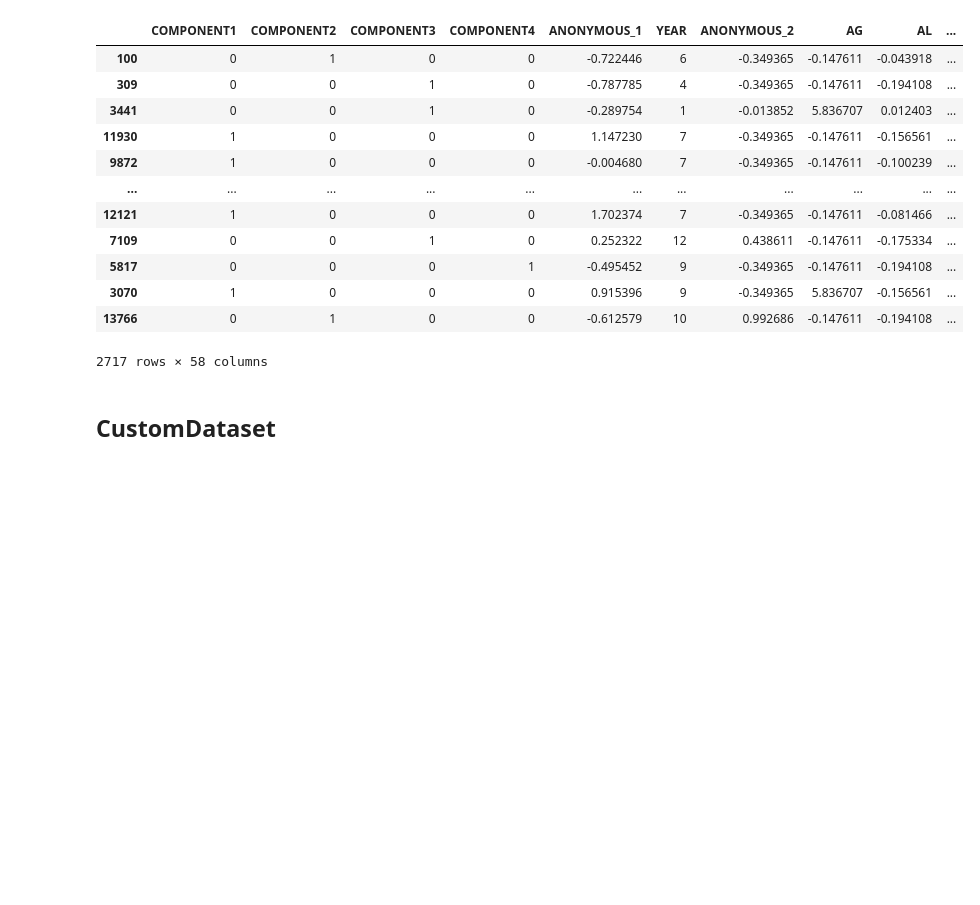
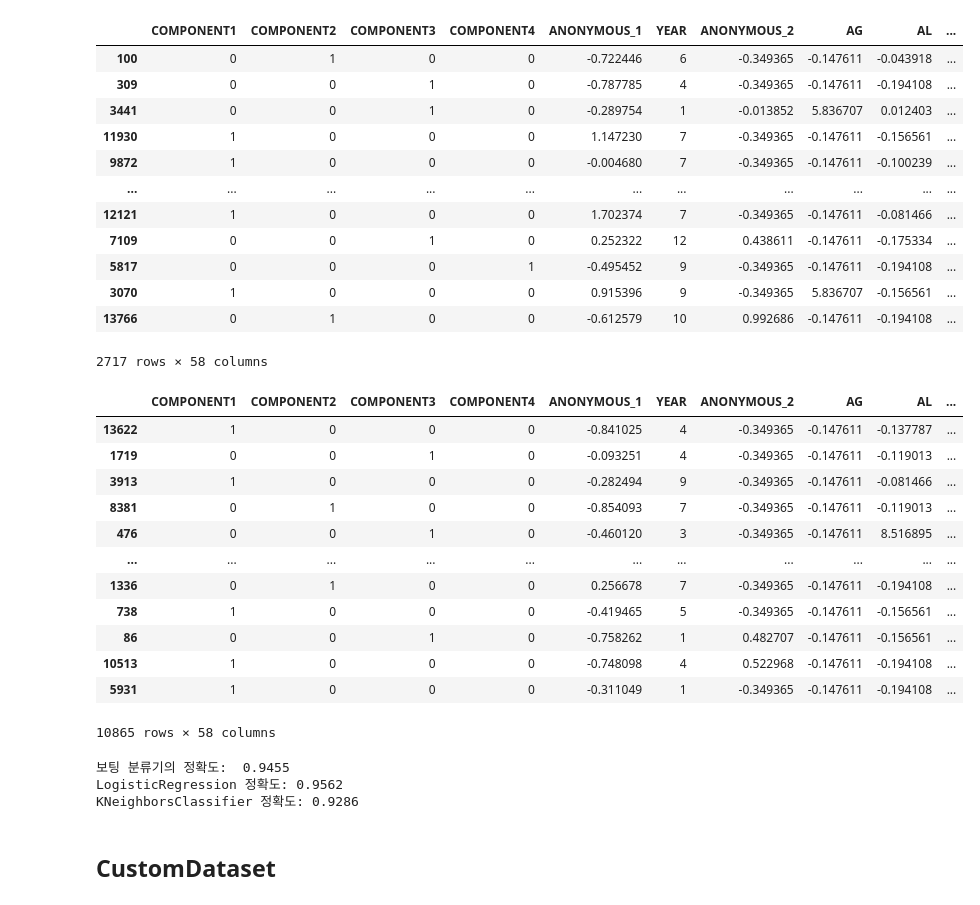
Before and after one commit to ha-seungwon/ML-study, a Jupyter notebook: competition/이라은/[Baseline]_Vanilla_Knowledge_Distillation_ipynb의_사본.ipynb, the cells around one changed output. Cells and saved outputs as stored; diff of their text form; code cells hidden in the pictures; blank space fills up the shorter version.

```diff
--- a/competition/이라은/[Baseline]_Vanilla_Knowledge_Distillation_ipynb의_사본.ipynb
+++ b/competition/이라은/[Baseline]_Vanilla_Knowledge_Distillation_ipynb의_사본.ipynb
@@ -526,6 +539,57 @@ val_X
 | 3070 | 1 | 0 | 0 | 0 | 0.915396 | 9 | -0.349365 | 5.836707 | -0.156561 | ... |
 | 13766 | 0 | 1 | 0 | 0 | -0.612579 | 10 | 0.992686 | -0.147611 | -0.194108 | ... |
 2717 rows × 58 columns
+# %%
+# 필요한 모듈과 데이터 불러오기
+
+from sklearn.ensemble import VotingClassifier
+from sklearn.linear_model import LogisticRegression
+from sklearn.neighbors import KNeighborsClassifier
+from sklearn.model_selection import train_test_split
+from sklearn.metrics import accuracy_score
+
+from warnings import filterwarnings
+filterwarnings('ignore')
+
+train_X
+# %% [output]
+|  | COMPONENT1 | COMPONENT2 | COMPONENT3 | COMPONENT4 | ANONYMOUS_1 | YEAR | ANONYMOUS_2 | AG | AL | ... |
+| 13622 | 1 | 0 | 0 | 0 | -0.841025 | 4 | -0.349365 | -0.147611 | -0.137787 | ... |
+| 1719 | 0 | 0 | 1 | 0 | -0.093251 | 4 | -0.349365 | -0.147611 | -0.119013 | ... |
+| 3913 | 1 | 0 | 0 | 0 | -0.282494 | 9 | -0.349365 | -0.147611 | -0.081466 | ... |
+| 8381 | 0 | 1 | 0 | 0 | -0.854093 | 7 | -0.349365 | -0.147611 | -0.119013 | ... |
+| 476 | 0 | 0 | 1 | 0 | -0.460120 | 3 | -0.349365 | -0.147611 | 8.516895 | ... |
+| ... | ... | ... | ... | ... | ... | ... | ... | ... | ... | ... |
+| 1336 | 0 | 1 | 0 | 0 | 0.256678 | 7 | -0.349365 | -0.147611 | -0.194108 | ... |
+| 738 | 1 | 0 | 0 | 0 | -0.419465 | 5 | -0.349365 | -0.147611 | -0.156561 | ... |
+| 86 | 0 | 0 | 1 | 0 | -0.758262 | 1 | 0.482707 | -0.147611 | -0.156561 | ... |
+| 10513 | 1 | 0 | 0 | 0 | -0.748098 | 4 | 0.522968 | -0.147611 | -0.194108 | ... |
+| 5931 | 1 | 0 | 0 | 0 | -0.311049 | 1 | -0.349365 | -0.147611 | -0.194108 | ... |
+10865 rows × 58 columns
+# %%
+# 보팅 적용을 위한 개별 모델은 로지스틱 회귀와 KNN입니다.
+logistic_regression = LogisticRegression()
+knn = KNeighborsClassifier(n_neighbors=8)
+
+# 개별모델을 소프트보팅 기반의 앙상블 모델로 구현한 분류기
+voting_model = VotingClassifier(estimators=[ ('LogisticRegression', logistic_regression), ('KNN', knn)], voting='soft')
+
+# 보팅 분류기의 학습/예측/평가
+voting_model.fit(train_X, train_y)
+pred = voting_model.predict(val_X)
+print('보팅 분류기의 정확도: {0: .4f}'.format(accuracy_score(val_y, pred)))
+
+# 개별 모델의 학습/예측/평가
+classifiers = [logistic_regression, knn]
+for classifier in classifiers:
+    classifier.fit(train_X, train_y)
+    pred = classifier.predict(val_X)
+    class_name = classifier.__class__.__name__
+    print('{0} 정확도: {1:.4f}'.format(class_name, accuracy_score(val_y, pred)))
+# %% [output]
+보팅 분류기의 정확도:  0.9455
+LogisticRegression 정확도: 0.9562
+KNeighborsClassifier 정확도: 0.9286
 # %% [markdown]
 
 ## CustomDataset
```
Also changed, not shown: parts of 7 cells of this notebook, 8 other files.
